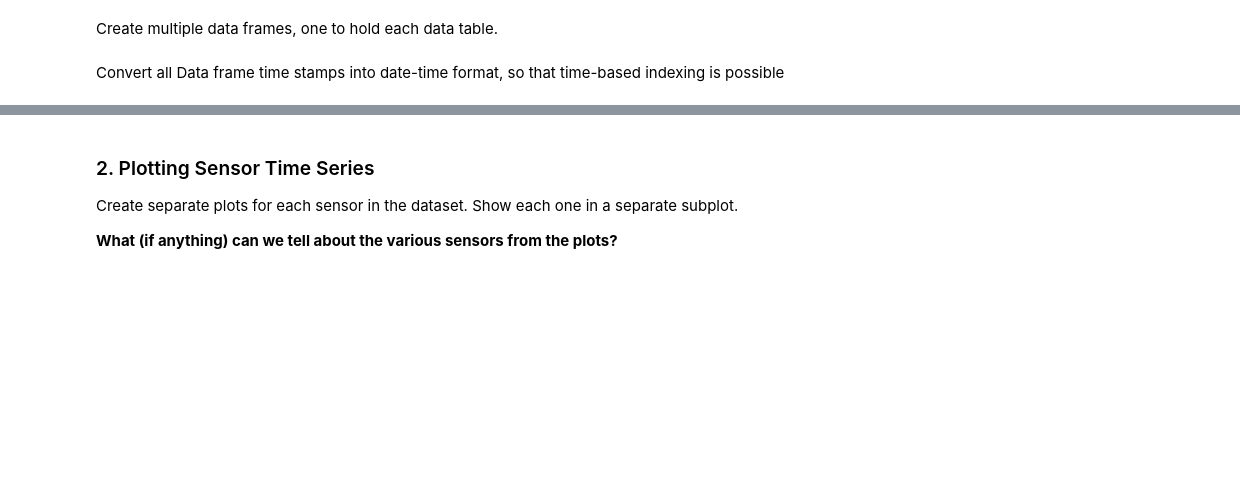
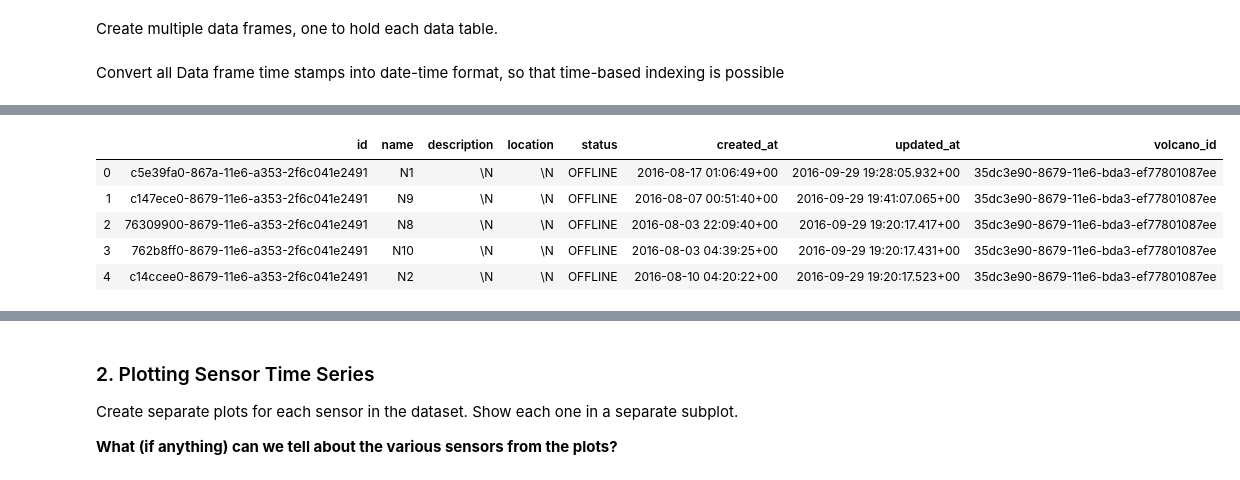
Before and after one commit to Opondoh/Digital_Thread_Summative, a Jupyter notebook: Summative.ipynb, the cells around one changed output, grey strips where cells are left out. Cells and saved outputs as stored; diff of their text form; code cells hidden in the pictures; blank space fills up the shorter version.

Commit message:
Create dataframes to hold each data table

```diff
--- a/Summative.ipynb
+++ b/Summative.ipynb
@@ -40,3 +40,11 @@ import os
 Create multiple data frames, one to hold each data table.
 # %% [markdown]
 Convert all Data frame time stamps into date-time format, so that time-based indexing is possible
+# %%
+#create multiple data frames
+data_d = pd.read_csv("data/d.csv")
+data_point = pd.read_csv("data/datapoints.csv")
+data_types = pd.read_csv("data/datatypes.csv")
+data_nodes= pd.read_csv("data/nodes.csv")
+data_sensors = pd.read_csv("data/d.csv")
+data_volcanos = pd.read_csv("data/d.csv")
@@ -42,0 +78,9 @@ Convert all Data frame time stamps into date-time format, so that time-based ind
+# %%
+data_nodes.head()
+# %% [output]
+|  | id | name | description | location | status | created_at | updated_at | volcano_id |
+| 0 | c5e39fa0-867a-11e6-a353-2f6c041e2491 | N1 | \N | \N | OFFLINE | 2016-08-17 01:06:49+00 | 2016-09-29 19:28:05.932+00 | 35dc3e90-8679-11e6-bda3-ef77801087ee |
+| 1 | c147ece0-8679-11e6-a353-2f6c041e2491 | N9 | \N | \N | OFFLINE | 2016-08-07 00:51:40+00 | 2016-09-29 19:41:07.065+00 | 35dc3e90-8679-11e6-bda3-ef77801087ee |
+| 2 | 76309900-8679-11e6-a353-2f6c041e2491 | N8 | \N | \N | OFFLINE | 2016-08-03 22:09:40+00 | 2016-09-29 19:20:17.417+00 | 35dc3e90-8679-11e6-bda3-ef77801087ee |
+| 3 | 762b8ff0-8679-11e6-a353-2f6c041e2491 | N10 | \N | \N | OFFLINE | 2016-08-03 04:39:25+00 | 2016-09-29 19:20:17.431+00 | 35dc3e90-8679-11e6-bda3-ef77801087ee |
+| 4 | c14ccee0-8679-11e6-a353-2f6c041e2491 | N2 | \N | \N | OFFLINE | 2016-08-10 04:20:22+00 | 2016-09-29 19:20:17.523+00 | 35dc3e90-8679-11e6-bda3-ef77801087ee |
```
Also changed, not shown: parts of 5 cells of this notebook.
